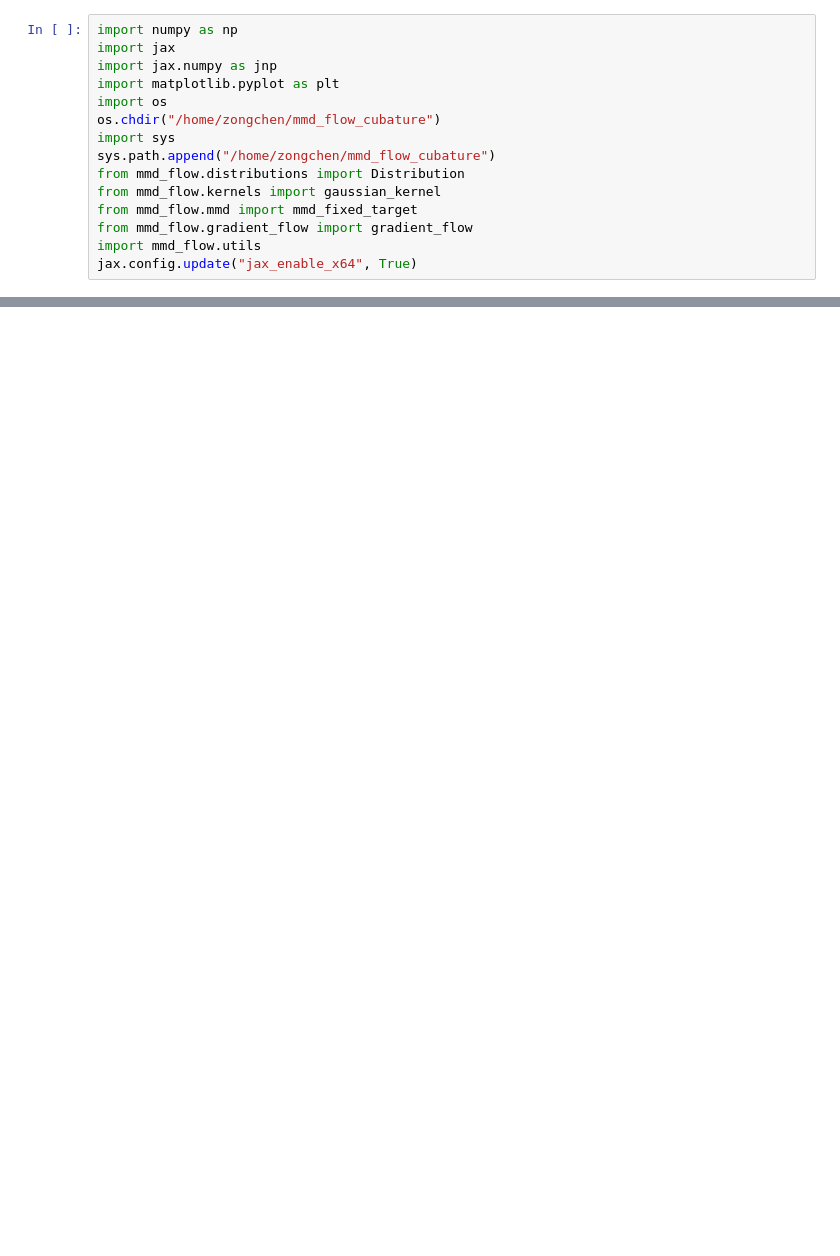
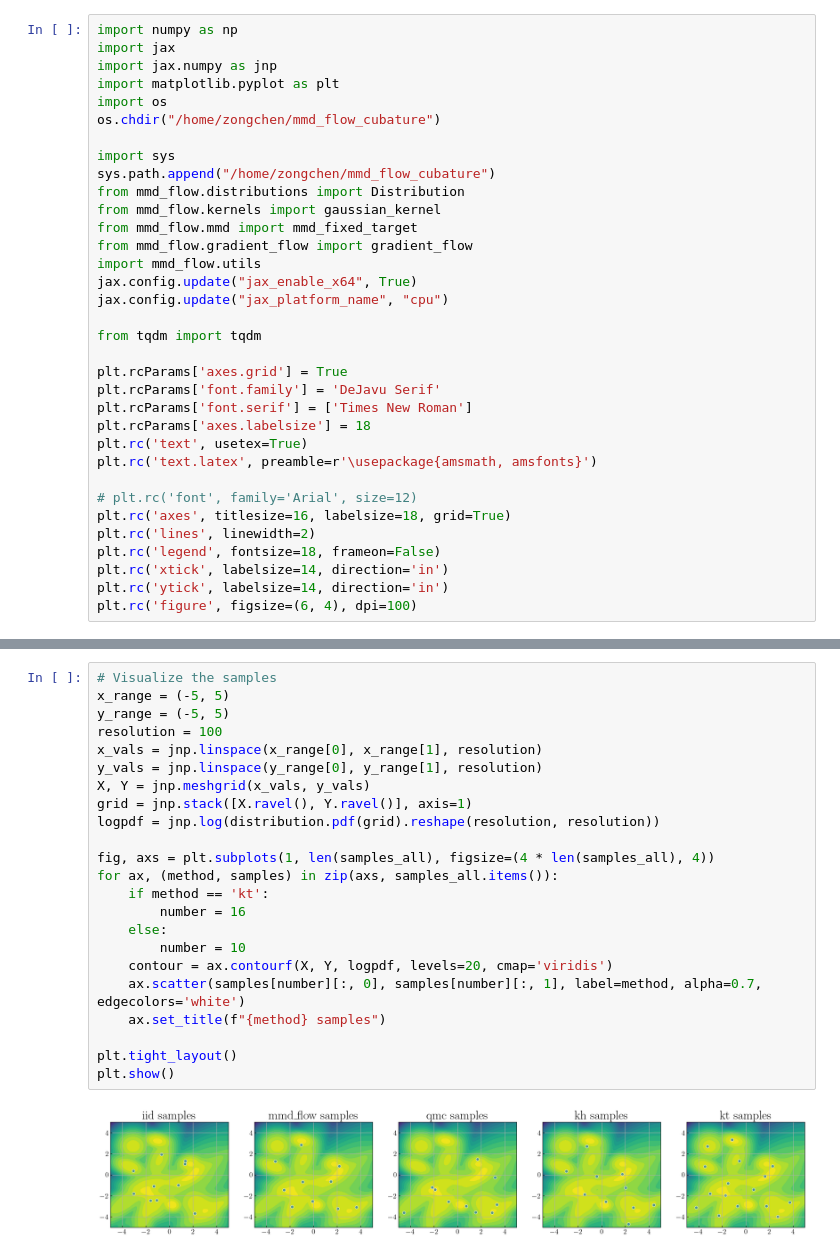
Before and after one commit to hudsonchen/MMDF_cubature, a Jupyter notebook: plotting_notebooks/mog.ipynb, the cells around one changed output, grey strips where cells are left out. Saved outputs shown, nothing was run; the diff lists cells and outputs as text; blank space fills up the shorter version.

```diff
--- a/plotting_notebooks/mog.ipynb
+++ b/plotting_notebooks/mog.ipynb
@@ -5,6 +5,7 @@ import jax.numpy as jnp
 import matplotlib.pyplot as plt
 import os
 os.chdir("/home/zongchen/mmd_flow_cubature")
+
 import sys
 sys.path.append("/home/zongchen/mmd_flow_cubature")
 from mmd_flow.distributions import Distribution
@@ -13,6 +14,24 @@ from mmd_flow.mmd import mmd_fixed_target
 from mmd_flow.gradient_flow import gradient_flow
 import mmd_flow.utils
 jax.config.update("jax_enable_x64", True)
+jax.config.update("jax_platform_name", "cpu")
+
+from tqdm import tqdm
+
+plt.rcParams['axes.grid'] = True
+plt.rcParams['font.family'] = 'DeJavu Serif'
+plt.rcParams['font.serif'] = ['Times New Roman']
+plt.rcParams['axes.labelsize'] = 18
+plt.rc('text', usetex=True)
+plt.rc('text.latex', preamble=r'\usepackage{amsmath, amsfonts}')
+
+# plt.rc('font', family='Arial', size=12)
+plt.rc('axes', titlesize=16, labelsize=18, grid=True)
+plt.rc('lines', linewidth=2)
+plt.rc('legend', fontsize=18, frameon=False)
+plt.rc('xtick', labelsize=14, direction='in')
+plt.rc('ytick', labelsize=14, direction='in')
+plt.rc('figure', figsize=(6, 4), dpi=100)
 # %%
 bandwidth = 1.0
 kernel = gaussian_kernel(bandwidth)
@@ -87,0 +253,25 @@ plt.show()
+# %%
+# Visualize the samples
+x_range = (-5, 5)
+y_range = (-5, 5)
+resolution = 100
+x_vals = jnp.linspace(x_range[0], x_range[1], resolution)
+y_vals = jnp.linspace(y_range[0], y_range[1], resolution)
+X, Y = jnp.meshgrid(x_vals, y_vals)
+grid = jnp.stack([X.ravel(), Y.ravel()], axis=1)
+logpdf = jnp.log(distribution.pdf(grid).reshape(resolution, resolution))
+
+fig, axs = plt.subplots(1, len(samples_all), figsize=(4 * len(samples_all), 4))
+for ax, (method, samples) in zip(axs, samples_all.items()):
+    if method == 'kt':
+        number = 16
+    else:
+        number = 10
+    contour = ax.contourf(X, Y, logpdf, levels=20, cmap='viridis')
+    ax.scatter(samples[number][:, 0], samples[number][:, 1], label=method, alpha=0.7, edgecolors='white')
+    ax.set_title(f"{method} samples")
+
+plt.tight_layout()
+plt.show()
+# %% [output]
+[figure, added]
```
Also changed, not shown: parts of 8 cells of this notebook, 9 other files.
